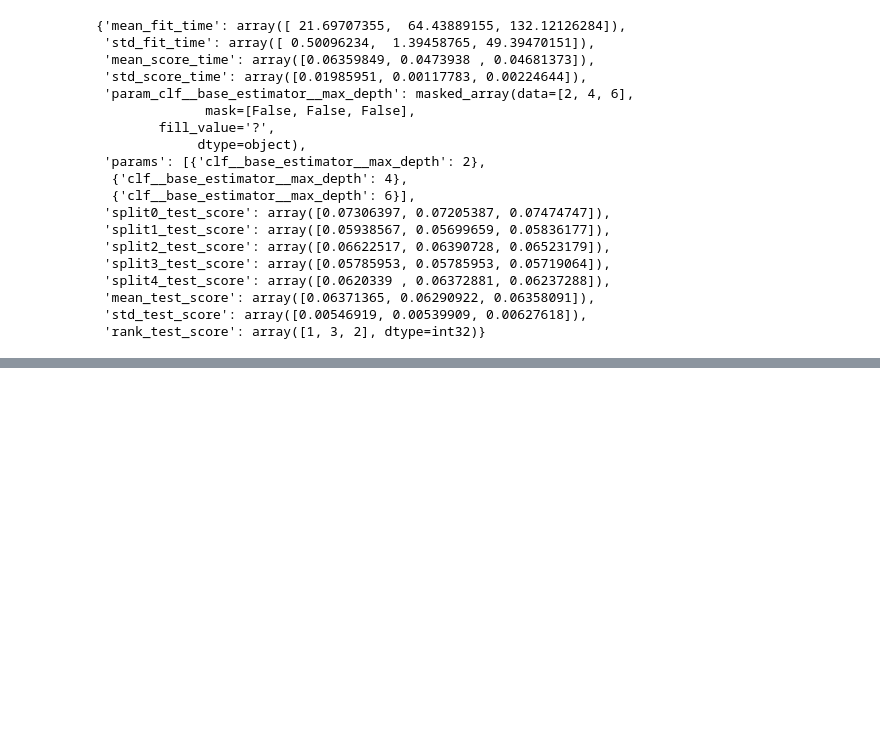
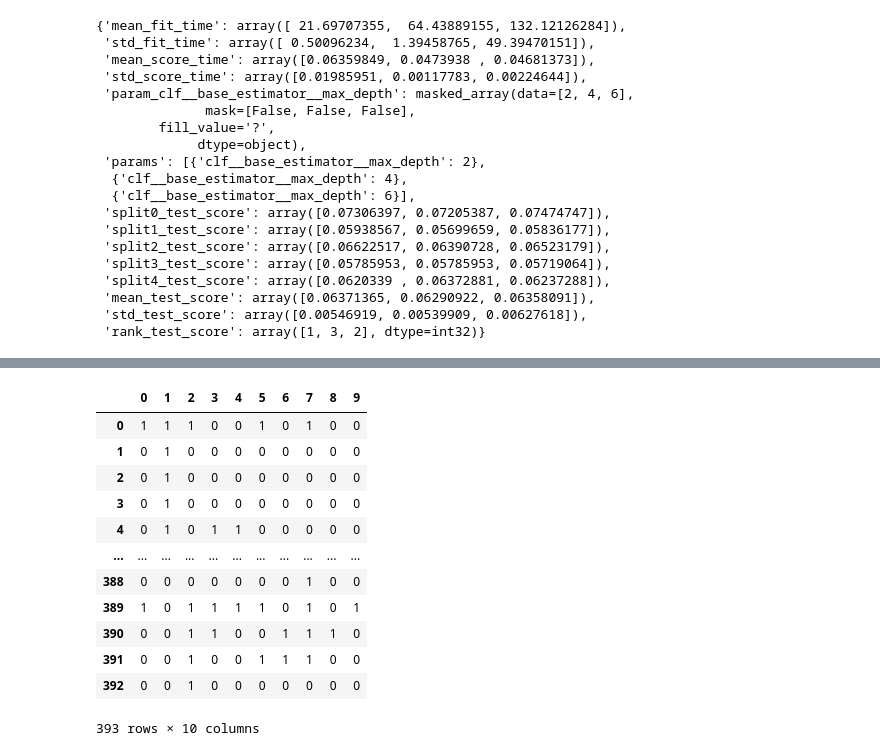
Before and after one commit to stefl14/multi-label-classification-climate, a Jupyter notebook: notebooks/results_exploration.ipynb, the cells around one changed output, grey strips where cells are left out. Drawn from its saved outputs; the diff is of its cells as text; code cells hidden in the pictures; blank space fills up the shorter version.

```diff
--- a/notebooks/results_exploration.ipynb
+++ b/notebooks/results_exploration.ipynb
@@ -63,0 +78,19 @@ plot_one_vs_rest_success_rates(y_true, y_pred, y_pred_naive, classes=mlb.classes
+# %%
+dd=pd.DataFrame(y_true)
+# convert 1s in each column to the column number
+# y_true_bin = dd.apply(lambda x: x.index(1)).values.tolist()
+dd
+# %% [output]
+|  | 0 | 1 | 2 | 3 | 4 | 5 | 6 | 7 | 8 | 9 |
+| 0 | 1 | 1 | 1 | 0 | 0 | 1 | 0 | 1 | 0 | 0 |
+| 1 | 0 | 1 | 0 | 0 | 0 | 0 | 0 | 0 | 0 | 0 |
+| 2 | 0 | 1 | 0 | 0 | 0 | 0 | 0 | 0 | 0 | 0 |
+| 3 | 0 | 1 | 0 | 0 | 0 | 0 | 0 | 0 | 0 | 0 |
+| 4 | 0 | 1 | 0 | 1 | 1 | 0 | 0 | 0 | 0 | 0 |
+| ... | ... | ... | ... | ... | ... | ... | ... | ... | ... | ... |
+| 388 | 0 | 0 | 0 | 0 | 0 | 0 | 0 | 1 | 0 | 0 |
+| 389 | 1 | 0 | 1 | 1 | 1 | 1 | 0 | 1 | 0 | 1 |
+| 390 | 0 | 0 | 1 | 1 | 0 | 0 | 1 | 1 | 1 | 0 |
+| 391 | 0 | 0 | 1 | 0 | 0 | 1 | 1 | 1 | 0 | 0 |
+| 392 | 0 | 0 | 1 | 0 | 0 | 0 | 0 | 0 | 0 | 0 |
+393 rows × 10 columns
```
Also changed, not shown: parts of 16 cells of this notebook.
